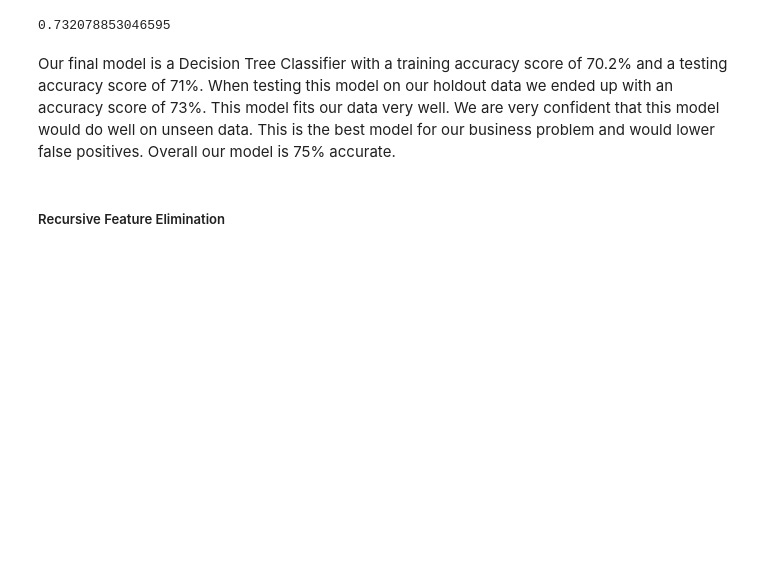
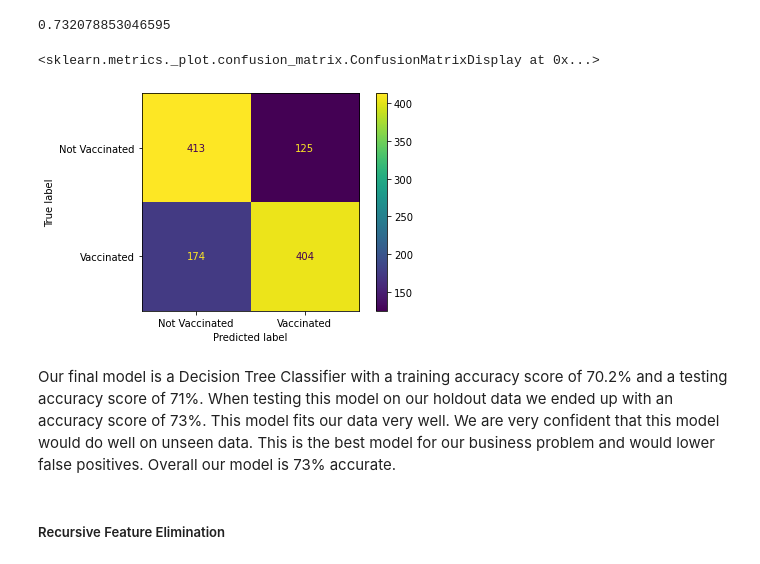
Before and after one commit to elingles1/Vaccine_Project, a Jupyter notebook: Final Notebook.ipynb, the cells around one changed output. Cells and saved outputs as stored; diff of their text form; code cells hidden in the pictures; blank space fills up the shorter version.

```diff
--- a/Final Notebook.ipynb
+++ b/Final Notebook.ipynb
@@ -49,7 +53,7 @@ from sklearn.ensemble import ExtraTreesClassifier
 # %%
 # Reading in a csv file using pandas
-features =pd.read_csv('../../../../Downloads/Data/training_set_features.csv')
-labels =pd.read_csv('../../../../Downloads/Data/training_set_labels.csv')
+features =pd.read_csv('data/training_set_features.csv')
+labels =pd.read_csv('data/training_set_labels.csv')
 # %%
 features.head()
 # %% [output]
@@ -500,8 +504,13 @@ dt_final.fit(X_hold[used_cols], y_hold)
 dt_final.score(X_hold[used_cols], y_hold)
 # %% [output]
 0.732078853046595
+# %%
+plot_confusion_matrix(dt_final, X_hold[used_cols], y_hold, display_labels = ['Not Vaccinated', 'Vaccinated'])
+# %% [output]
+<sklearn.metrics._plot.confusion_matrix.ConfusionMatrixDisplay at 0x...>
+[figure, added]
 # %% [markdown]
-Our final model is a Decision Tree Classifier with a training accuracy score of 70.2% and a testing accuracy score of 71%. When testing this model on our holdout data we ended up with an accuracy score of 73%. This model fits our data very well. We are very confident that this model would do well on unseen data. This is the best model for our business problem and would lower false positives. Overall our model is 75% accurate.
+Our final model is a Decision Tree Classifier with a training accuracy score of 70.2% and a testing accuracy score of 71%. When testing this model on our holdout data we ended up with an accuracy score of 73%. This model fits our data very well. We are very confident that this model would do well on unseen data. This is the best model for our business problem and would lower false positives. Overall our model is 73% accurate.
 # %% [markdown]
 ##### Recursive Feature Elimination
 # %% [markdown]
```
Also changed, not shown: parts of 4 cells of this notebook.
